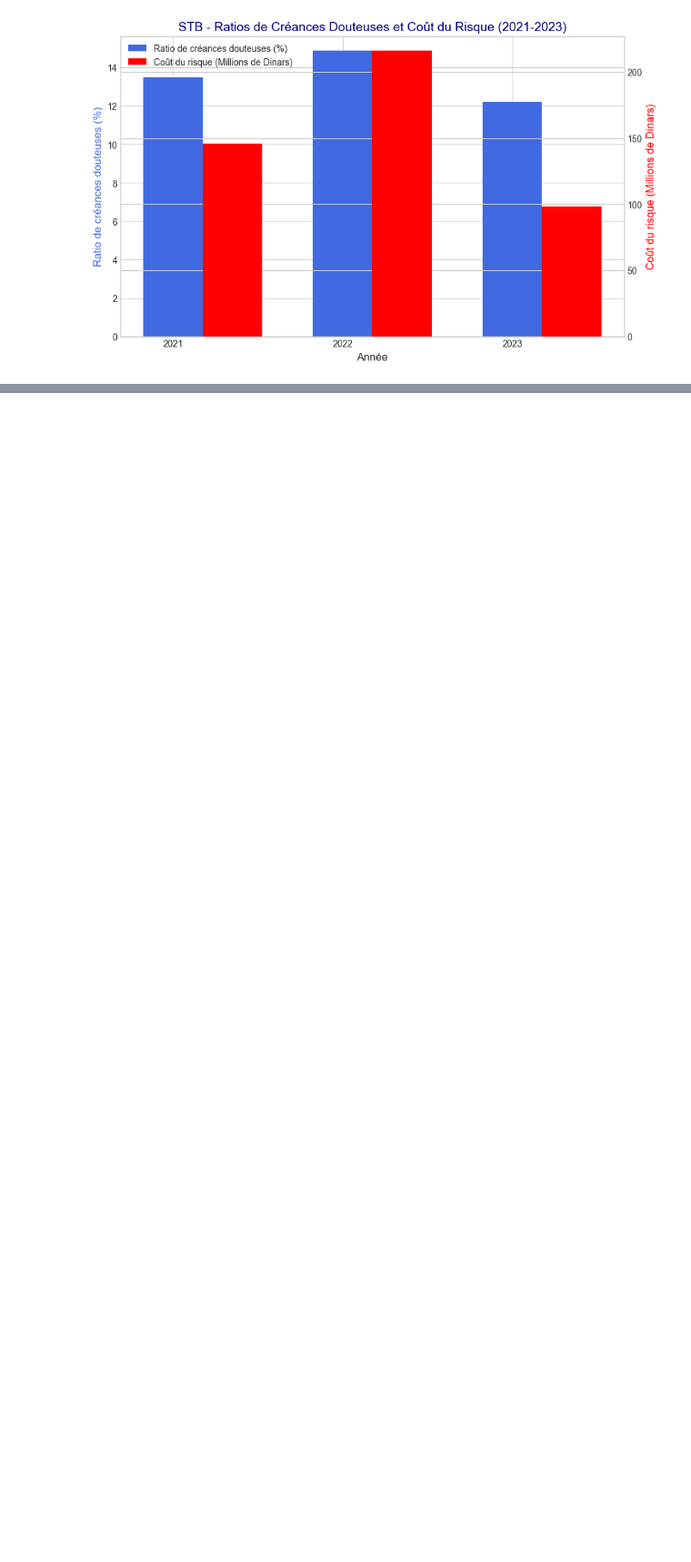
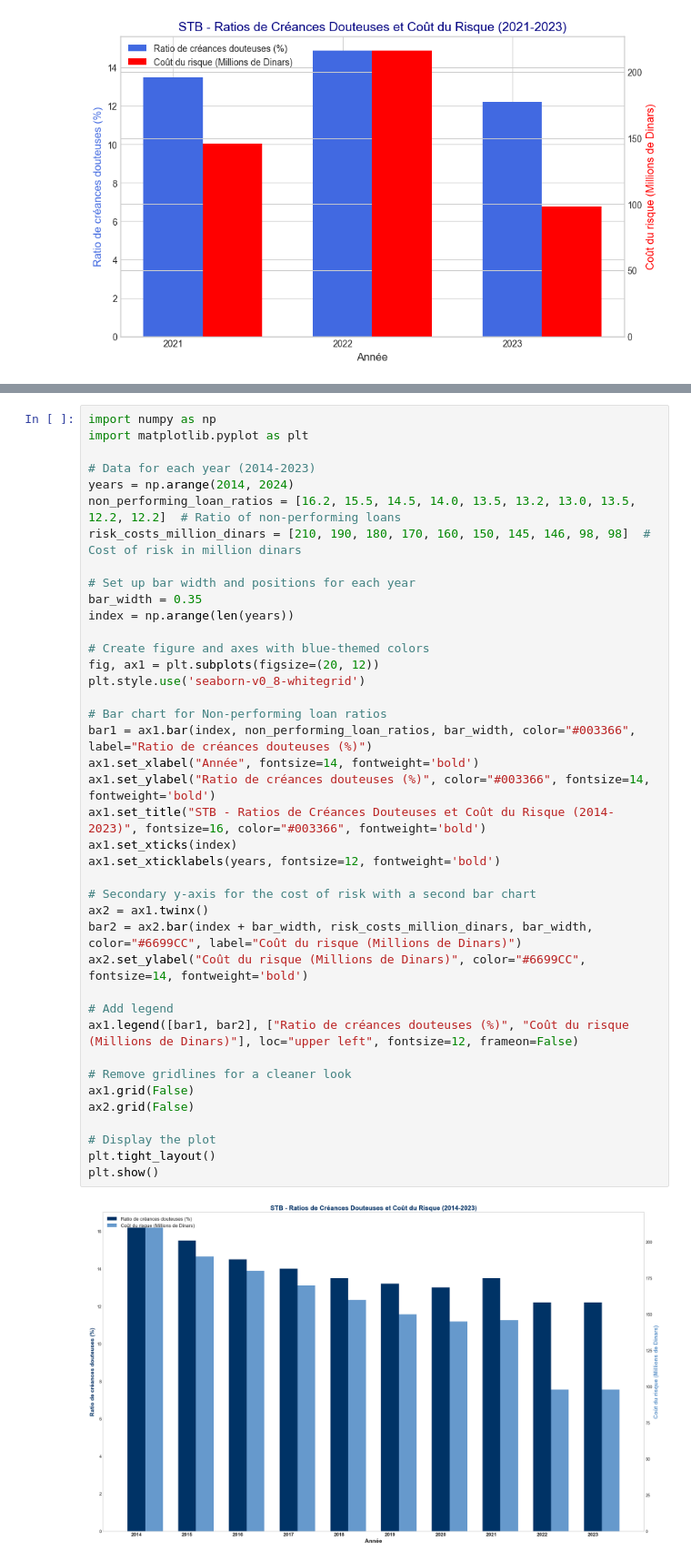
Before and after one commit to MedAliRommene/stb_pfe_mlflow, a Jupyter notebook: research/statistique.ipynb, the cells around one changed output, grey strips where cells are left out. Shown at 91% size. Cells and saved outputs as stored; diff of their text form; blank space fills up the shorter version.

```diff
--- a/research/statistique.ipynb
+++ b/research/statistique.ipynb
@@ -86,0 +145,42 @@ plt.show()
+# %%
+import numpy as np
+import matplotlib.pyplot as plt
+
+# Data for each year (2014-2023)
+years = np.arange(2014, 2024)
+non_performing_loan_ratios = [16.2, 15.5, 14.5, 14.0, 13.5, 13.2, 13.0, 13.5, 12.2, 12.2]  # Ratio of non-performing loans
+risk_costs_million_dinars = [210, 190, 180, 170, 160, 150, 145, 146, 98, 98]  # Cost of risk in million dinars
+
+# Set up bar width and positions for each year
+bar_width = 0.35
+index = np.arange(len(years))
+
+# Create figure and axes with blue-themed colors
+fig, ax1 = plt.subplots(figsize=(20, 12))
+plt.style.use('seaborn-v0_8-whitegrid')
+
+# Bar chart for Non-performing loan ratios
+bar1 = ax1.bar(index, non_performing_loan_ratios, bar_width, color="#003366", label="Ratio de créances douteuses (%)")
+ax1.set_xlabel("Année", fontsize=14, fontweight='bold')
+ax1.set_ylabel("Ratio de créances douteuses (%)", color="#003366", fontsize=14, fontweight='bold')
+ax1.set_title("STB - Ratios de Créances Douteuses et Coût du Risque (2014-2023)", fontsize=16, color="#003366", fontweight='bold')
+ax1.set_xticks(index)
+ax1.set_xticklabels(years, fontsize=12, fontweight='bold')
+
+# Secondary y-axis for the cost of risk with a second bar chart
+ax2 = ax1.twinx()
+bar2 = ax2.bar(index + bar_width, risk_costs_million_dinars, bar_width, color="#6699CC", label="Coût du risque (Millions de Dinars)")
+ax2.set_ylabel("Coût du risque (Millions de Dinars)", color="#6699CC", fontsize=14, fontweight='bold')
+
+# Add legend
+ax1.legend([bar1, bar2], ["Ratio de créances douteuses (%)", "Coût du risque (Millions de Dinars)"], loc="upper left", fontsize=12, frameon=False)
+
+# Remove gridlines for a cleaner look
+ax1.grid(False)
+ax2.grid(False)
+
+# Display the plot
+plt.tight_layout()
+plt.show()
+# %% [output]
+[figure, added]
```
Also changed, not shown: parts of 3 cells of this notebook, 31 other files.
